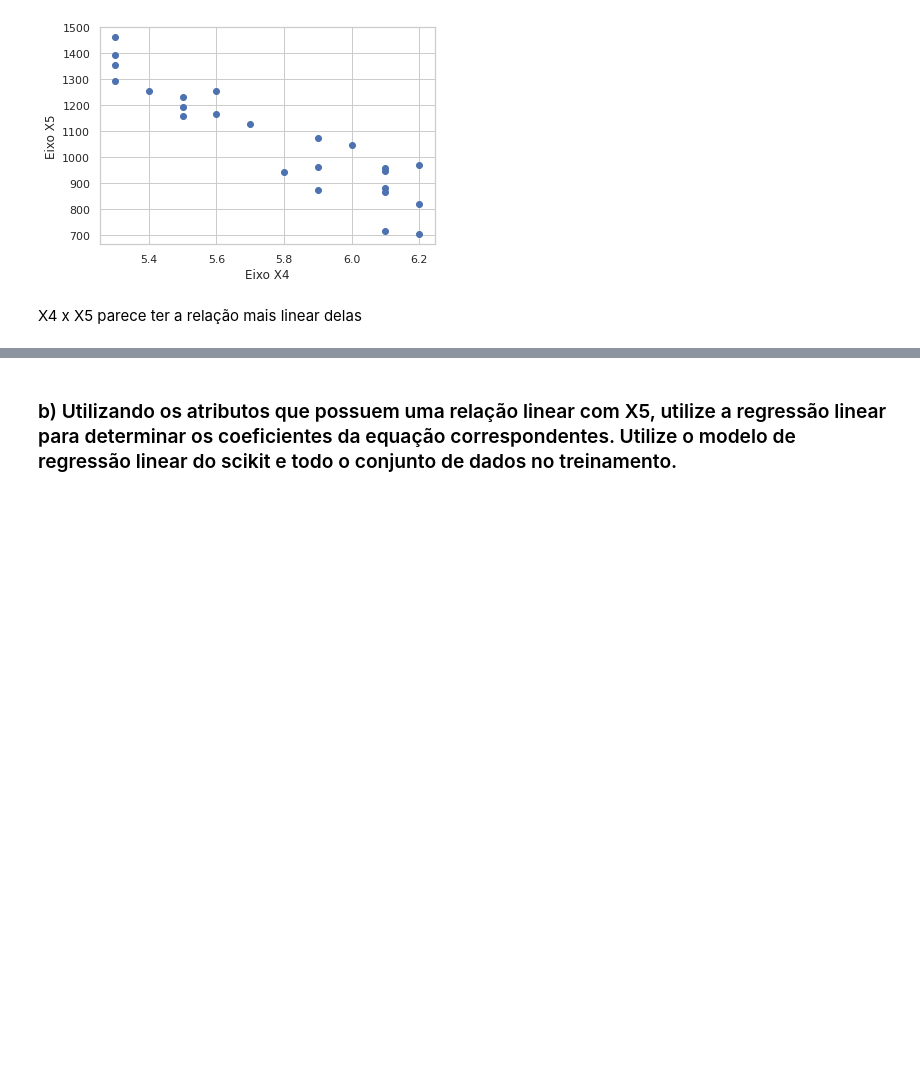
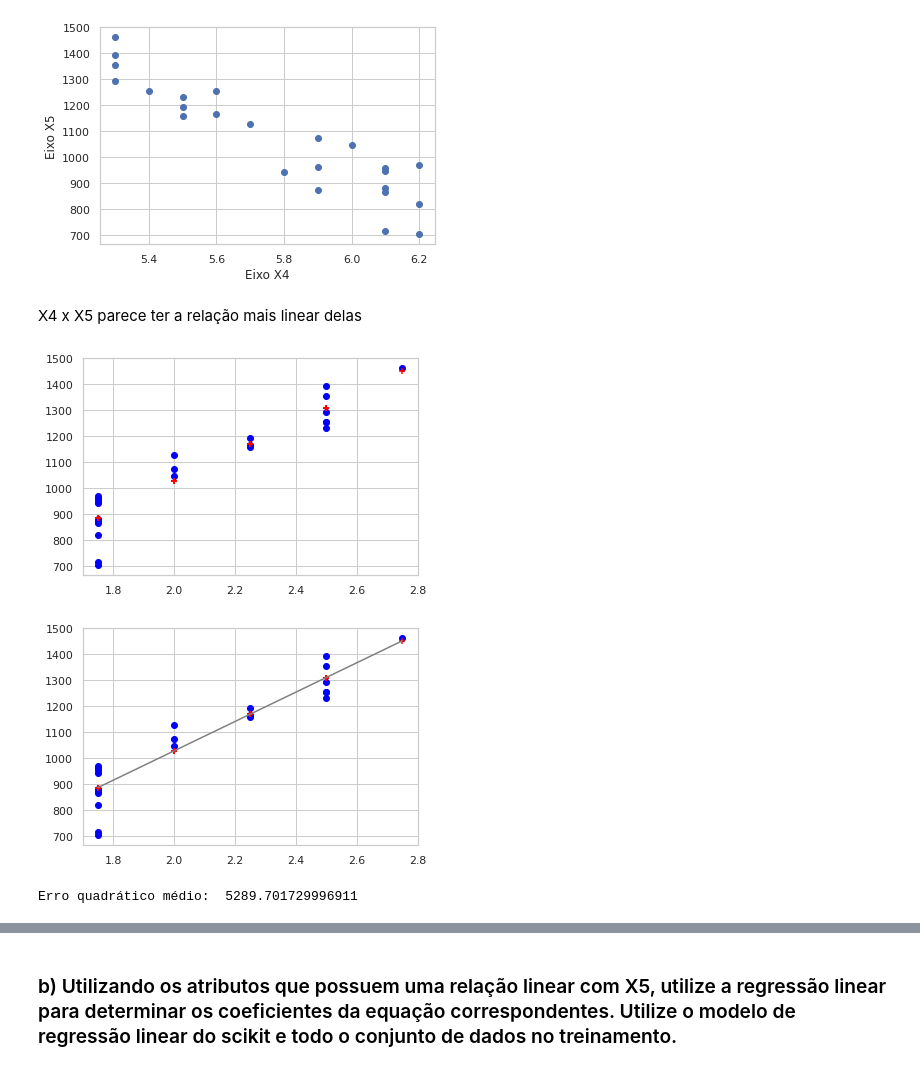
Before and after one commit to siliconemonster/IA-2020.1, a Jupyter notebook: exercício_AlineLarissa_regressao_linear.ipynb, the cells around one changed output, grey strips where cells are left out. Saved outputs shown, nothing was run; the diff lists cells and outputs as text; code cells hidden in the pictures; blank space fills up the shorter version.

```diff
--- a/exercício_AlineLarissa_regressao_linear.ipynb
+++ b/exercício_AlineLarissa_regressao_linear.ipynb
@@ -239,3 +246,34 @@ X4 x X5
 [figure]
 # %% [markdown]
 X4 x X5 parece ter a relação mais linear delas
+# %%
+X = multi.iloc[:, 2].values.reshape(-1, 1)
+Y = multi.iloc[:, 4].values.reshape(-1, 1)
+
+mediaX  = np.mean(X)
+mediaX2 = np.mean(X**2)
+mediaY  = np.mean(Y)
+mediaY2 = np.mean(Y**2)
+mediaXY = np.mean(X*Y)
+
+teta0 = (mediaY*mediaX2 - mediaX*mediaXY)/(mediaX2 - (mediaX)**2)
+teta1 =(mediaXY - mediaX*mediaY)/(mediaX2 - (mediaX)**2)
+
+# plotando os pontos previstos e a reta
+Y_pred_media = teta0+teta1*X
+
+plt.scatter(X, Y,marker='o',color='blue')  #pontos originais
+plt.scatter(X, Y_pred_media,marker='+',color='red') #pontos previstos
+plt.savefig('pontos_originais_previstos.png')
+plt.show()
+
+plt.scatter(X, Y,marker='o',color='blue')  #pontos originais
+plt.scatter(X, Y_pred_media,marker='+',color='red') #pontos previstos
+plt.plot(X, Y_pred_media, color='gray')
+plt.savefig('reta_prevista.png')
+plt.show()
+print("Erro quadrático médio: ", mean_squared_error(Y, Y_pred_media))
+# %% [output]
+[figure, added]
+[figure, added]
+Erro quadrático médio:  5289.701729996911
```
Also changed, not shown: parts of 7 cells of this notebook.
